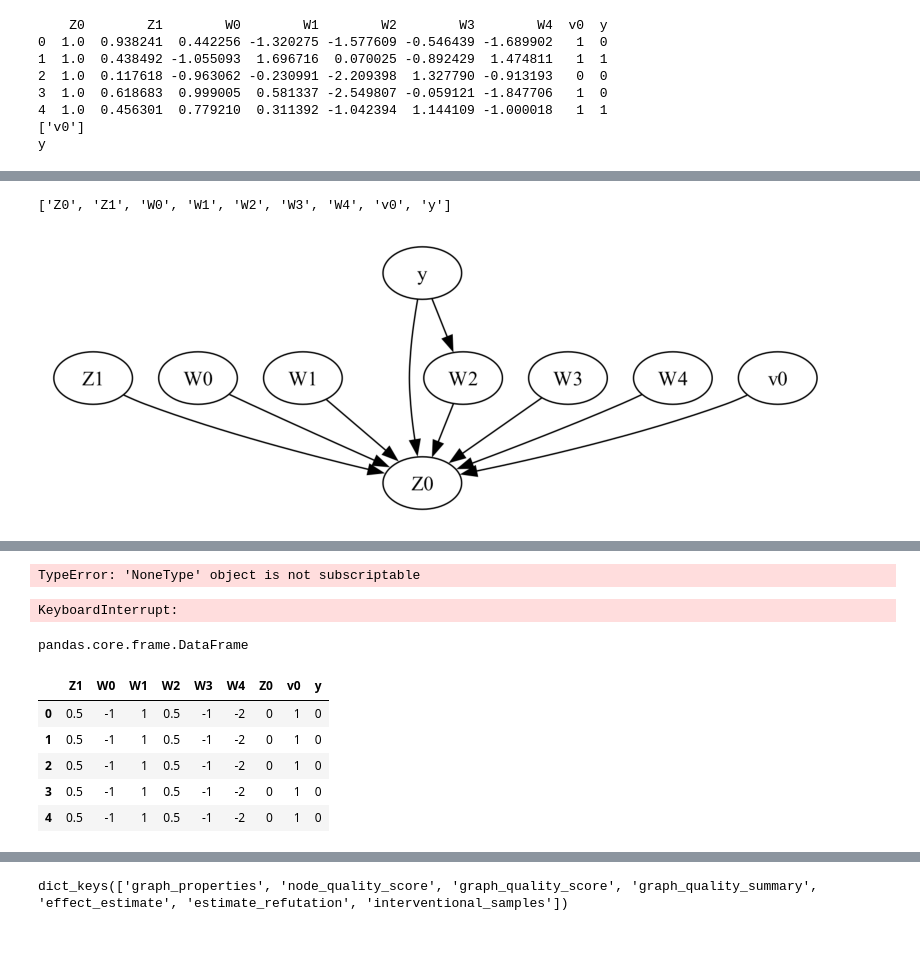
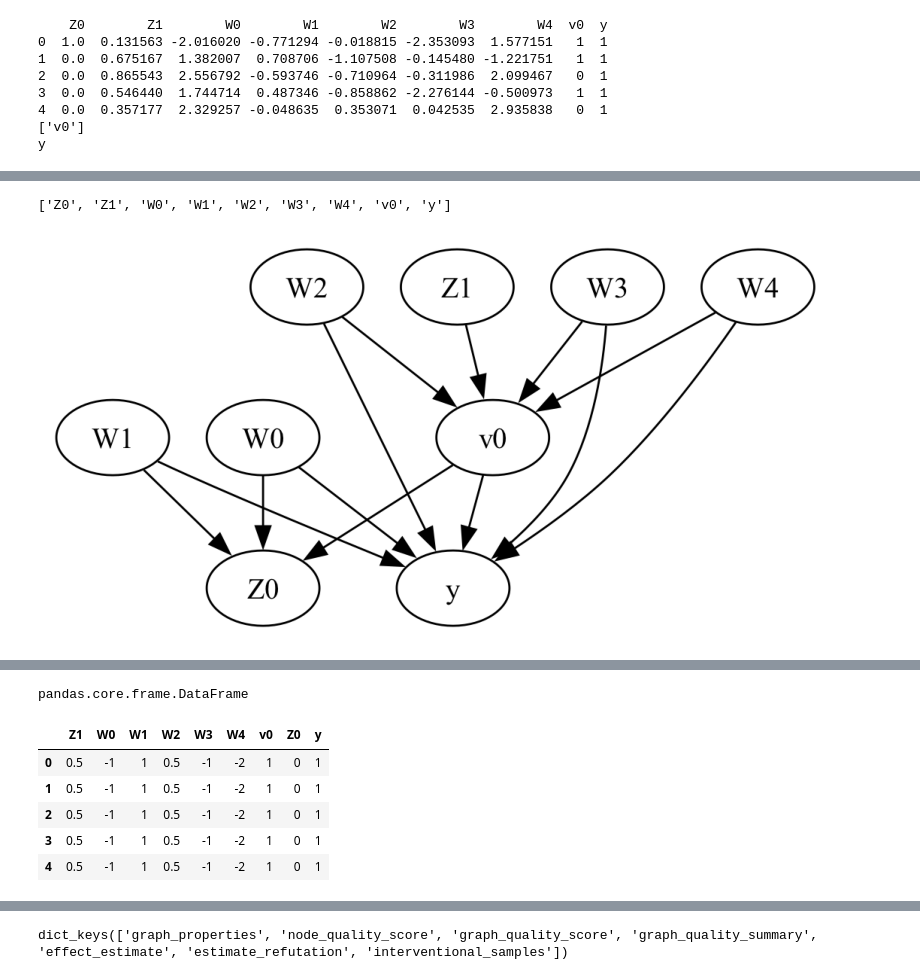
Before and after one commit to shamanth-kuthpadi/IoCP, a Jupyter notebook: testing_updated_pipeline.ipynb, the cells around one changed output, grey strips where cells are left out. Cells and saved outputs as stored; diff of their text form; code cells hidden in the pictures; blank space fills up the shorter version.

```diff
--- a/testing_updated_pipeline.ipynb
+++ b/testing_updated_pipeline.ipynb
@@ -13,7 +13,7 @@ dataset = dowhy.datasets.linear_dataset(beta=10,
         num_common_causes=5,
         num_instruments = 2,
         num_treatments=1,
-        num_samples=10,
+        num_samples=10000,
         treatment_is_binary=True,
         outcome_is_binary=True,
         stddev_treatment_noise=10)
@@ -30,30 +30,26 @@ treatment_value = 1
 control_value = 0
 # %% [output]
     Z0        Z1        W0        W1        W2        W3        W4  v0  y
-0  1.0  0.938241  0.442256 -1.320275 -1.577609 -0.546439 -1.689902   1  0
-1  1.0  0.438492 -1.055093  1.696716  0.070025 -0.892429  1.474811   1  1
-2  1.0  0.117618 -0.963062 -0.230991 -2.209398  1.327790 -0.913193   0  0
-3  1.0  0.618683  0.999005  0.581337 -2.549807 -0.059121 -1.847706   1  0
-4  1.0  0.456301  0.779210  0.311392 -1.042394  1.144109 -1.000018   1  1
+0  1.0  0.131563 -2.016020 -0.771294 -0.018815 -2.353093  1.577151   1  1
+1  0.0  0.675167  1.382007  0.708706 -1.107508 -0.145480 -1.221751   1  1
+2  0.0  0.865543  2.556792 -0.593746 -0.710964 -0.311986  2.099467   0  1
+3  0.0  0.546440  1.744714  0.487346 -0.858862 -2.276144 -0.500973   1  1
+4  0.0  0.357177  2.329257 -0.048635  0.353071  0.042535  2.935838   0  1
 ['v0']
 y
 # %%
 # Initialize the CausalModule with the provided parameters
 causal_module = CausalModule(
     data=data,
-    discovery_algorithm=discovery_algorithm,
     treatment_variable=treatment_variable,
     outcome_variable=outcome_variable,
-    treatment_value=treatment_value,
-    control_value=control_value
 )
 
 # Find the causal graph
-causal_module.find_causal_graph()
+causal_module.find_causal_graph(algo=discovery_algorithm)
 print(causal_module.graph.nodes())
 # Refute the causal graph
 # causal_module.refute_cgm(n_perm=10)
-
 causal_module.see_graph()
 
 # Create a causal graph model
@@ -61,7 +57,7 @@ causal_module.create_model()
 # Identify the estimand
 causal_module.identify_effect()
 # Estimate the effect
-causal_module.estimate_effect()
+causal_module.estimate_effect(ctrl_val=control_value, trtm_val=treatment_value)
 # Refute the estimate
 causal_module.refute_estimate()
 
@@ -73,2 +69,2 @@ causal_module.store_results()
 ['Z0', 'Z1', 'W0', 'W1', 'W2', 'W3', 'W4', 'v0', 'y']
-[figure, old version]
+[figure, new version]
@@ -93,4 +88,3 @@ Causal effect is zero.
-TypeError: 'NoneType' object is not subscriptable
 # %%
 interventional_samples = causal_module.simulate_intervention(
     variable_to_intervene_dict={
@@ -105,8 +99,6 @@ interventional_samples = causal_module.simulate_intervention(
         },
     num_samples_to_draw=5000
 )
-# %% [output]
-KeyboardInterrupt:
 # %%
 type(interventional_samples)
 # %% [output]
@@ -114,12 +106,12 @@ pandas.core.frame.DataFrame
 # %%
 interventional_samples.head()
 # %% [output]
-|  | Z1 | W0 | W1 | W2 | W3 | W4 | Z0 | v0 | y |
-| 0 | 0.5 | -1 | 1 | 0.5 | -1 | -2 | 0 | 1 | 0 |
-| 1 | 0.5 | -1 | 1 | 0.5 | -1 | -2 | 0 | 1 | 0 |
-| 2 | 0.5 | -1 | 1 | 0.5 | -1 | -2 | 0 | 1 | 0 |
-| 3 | 0.5 | -1 | 1 | 0.5 | -1 | -2 | 0 | 1 | 0 |
-| 4 | 0.5 | -1 | 1 | 0.5 | -1 | -2 | 0 | 1 | 0 |
+|  | Z1 | W0 | W1 | W2 | W3 | W4 | v0 | Z0 | y |
+| 0 | 0.5 | -1 | 1 | 0.5 | -1 | -2 | 1 | 0 | 1 |
+| 1 | 0.5 | -1 | 1 | 0.5 | -1 | -2 | 1 | 0 | 1 |
+| 2 | 0.5 | -1 | 1 | 0.5 | -1 | -2 | 1 | 0 | 1 |
+| 3 | 0.5 | -1 | 1 | 0.5 | -1 | -2 | 1 | 0 | 1 |
+| 4 | 0.5 | -1 | 1 | 0.5 | -1 | -2 | 1 | 0 | 1 |
 # %%
 causal_module.store_results()
 # %% [output]
```
Also changed, not shown: parts of 3 cells of this notebook, 6 other files.
